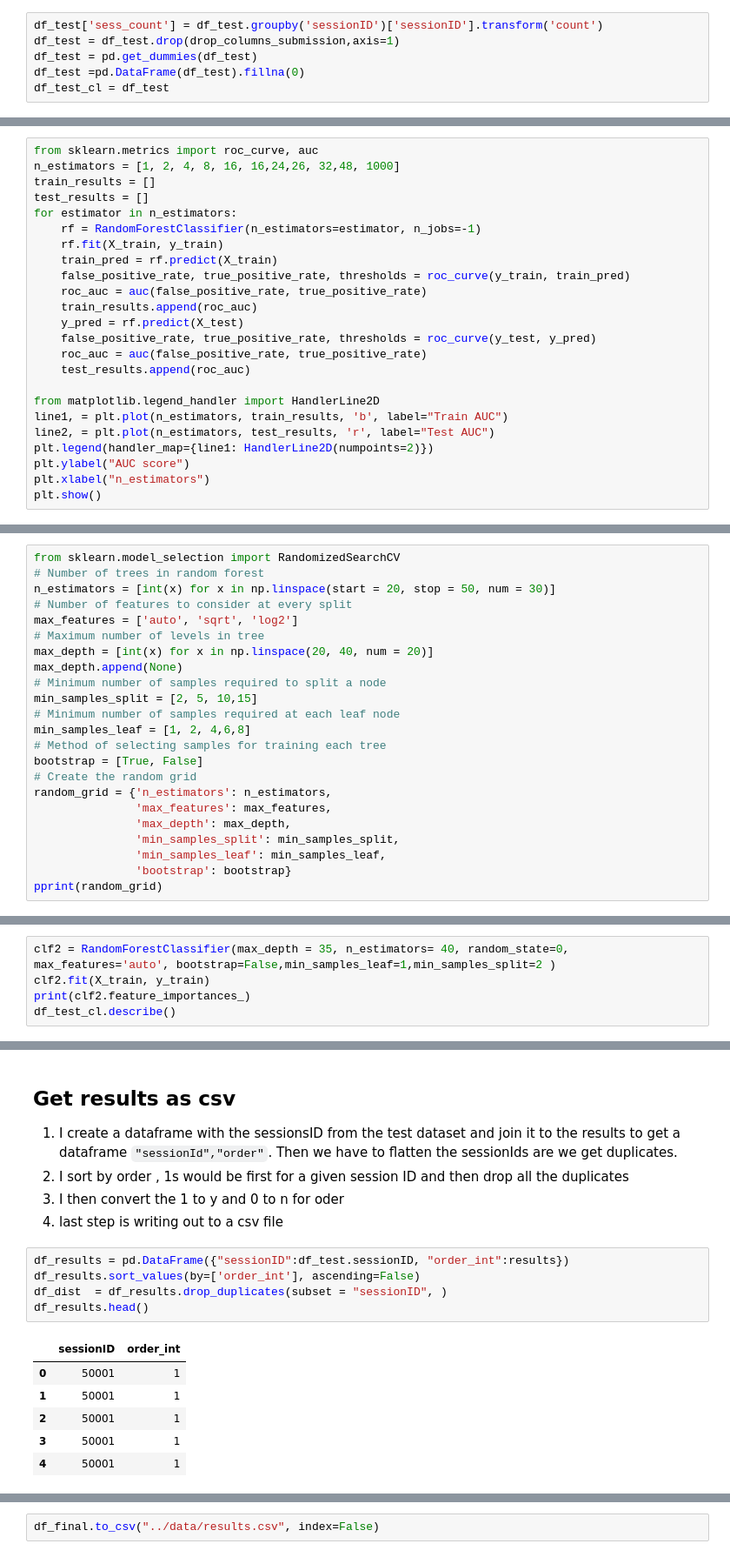
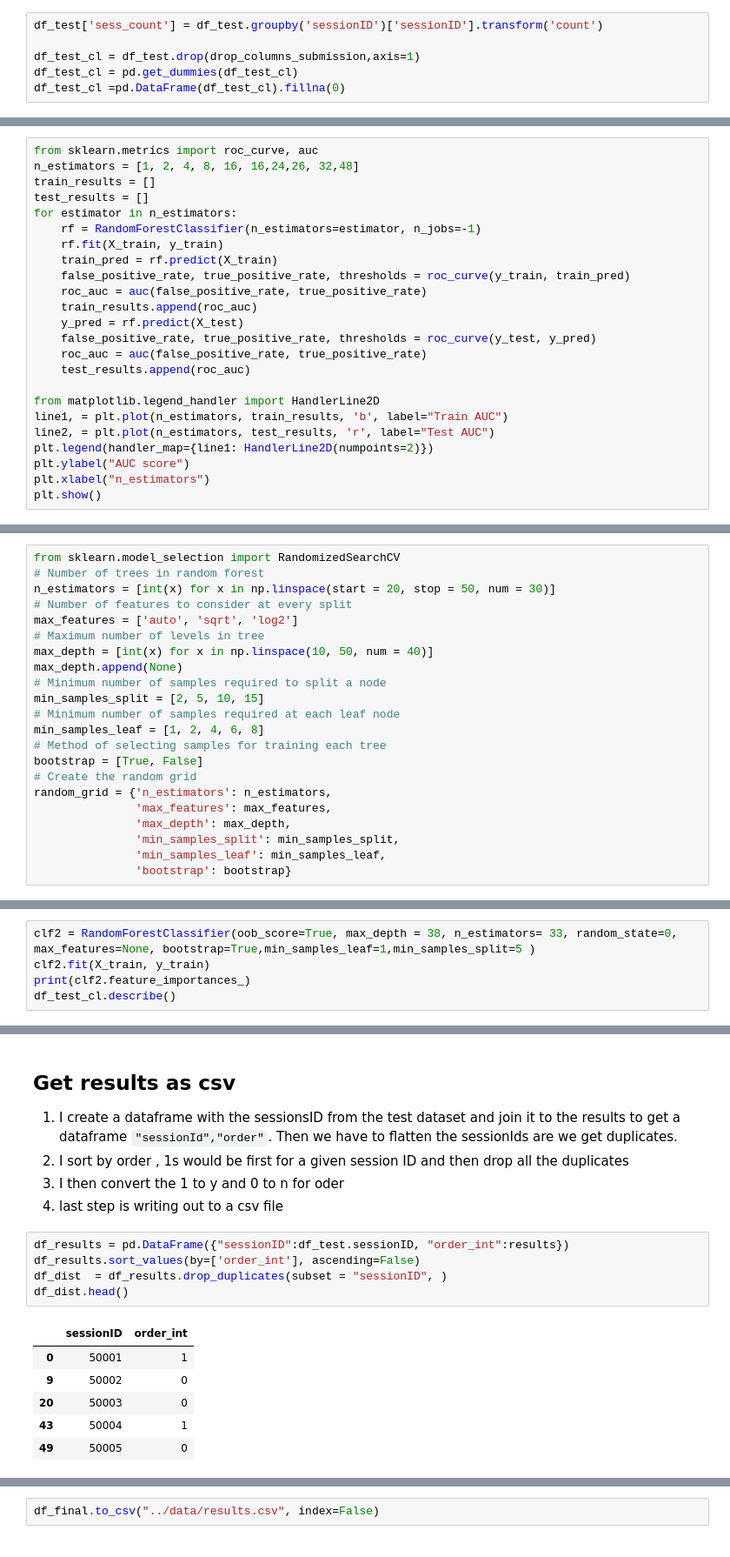
Before and after one commit to BrainMonkey/ml-contest1, a Jupyter notebook: python/jhiciano.ipynb, the cells around one changed output, grey strips where cells are left out. Shown at 87% size. Saved outputs shown, nothing was run; the diff lists cells and outputs as text.

Commit message:
77% results and notebook

```diff
--- a/python/jhiciano.ipynb
+++ b/python/jhiciano.ipynb
@@ -91,10 +91,10 @@ df_test.head()
 | 4 | 50001 | 18 | 7 | 460.049 | 10 | 16.99 | 39.99 | 189.92 | 4 | 16.99 | ... |
 # %%
 df_test['sess_count'] = df_test.groupby('sessionID')['sessionID'].transform('count')
-df_test = df_test.drop(drop_columns_submission,axis=1)
-df_test = pd.get_dummies(df_test)
-df_test =pd.DataFrame(df_test).fillna(0)
-df_test_cl = df_test
+
+df_test_cl = df_test.drop(drop_columns_submission,axis=1)
+df_test_cl = pd.get_dummies(df_test_cl)
+df_test_cl =pd.DataFrame(df_test_cl).fillna(0)
 # %%
 df_test_cl.head()
 # %% [output]
@@ -188,7 +188,7 @@ Source for Parameter running randomforest:
 https://medium.com/all-things-ai/in-depth-parameter-tuning-for-random-forest-d67bb7e920d
 # %%
 from sklearn.metrics import roc_curve, auc
-n_estimators = [1, 2, 4, 8, 16, 16,24,26, 32,48, 1000]
+n_estimators = [1, 2, 4, 8, 16, 16,24,26, 32,48]
 train_results = []
 test_results = []
 for estimator in n_estimators:
@@ -245,12 +245,12 @@ n_estimators = [int(x) for x in np.linspace(start = 20, stop = 50, num = 30)]
 # Number of features to consider at every split
 max_features = ['auto', 'sqrt', 'log2']
 # Maximum number of levels in tree
-max_depth = [int(x) for x in np.linspace(20, 40, num = 20)]
+max_depth = [int(x) for x in np.linspace(10, 50, num = 40)]
 max_depth.append(None)
 # Minimum number of samples required to split a node
-min_samples_split = [2, 5, 10,15]
+min_samples_split = [2, 5, 10, 15]
 # Minimum number of samples required at each leaf node
-min_samples_leaf = [1, 2, 4,6,8]
+min_samples_leaf = [1, 2, 4, 6, 8]
 # Method of selecting samples for training each tree
 bootstrap = [True, False]
 # Create the random grid
@@ -260,4 +260,3 @@ random_grid = {'n_estimators': n_estimators,
                'min_samples_split': min_samples_split,
                'min_samples_leaf': min_samples_leaf,
                'bootstrap': bootstrap}
-pprint(random_grid)
@@ -374,6 +355,6 @@ rc_random.best_params_
  'bootstrap': False}
 # %%
-clf2 = RandomForestClassifier(max_depth = 35, n_estimators= 40, random_state=0, max_features='auto', bootstrap=False,min_samples_leaf=1,min_samples_split=2 )
+clf2 = RandomForestClassifier(oob_score=True, max_depth = 38, n_estimators= 33, random_state=0, max_features=None, bootstrap=True,min_samples_leaf=1,min_samples_split=5 )
 clf2.fit(X_train, y_train)
 print(clf2.feature_importances_)
 df_test_cl.describe()
@@ -391,15 +398,15 @@ results = clf2.predict(df_test_cl)
 # %%
 df_results = pd.DataFrame({"sessionID":df_test.sessionID, "order_int":results})
 df_results.sort_values(by=['order_int'], ascending=False)
 df_dist  = df_results.drop_duplicates(subset = "sessionID", )
-df_results.head()
+df_dist.head()
 # %% [output]
 |  | sessionID | order_int |
 | 0 | 50001 | 1 |
-| 1 | 50001 | 1 |
-| 2 | 50001 | 1 |
-| 3 | 50001 | 1 |
-| 4 | 50001 | 1 |
+| 9 | 50002 | 0 |
+| 20 | 50003 | 0 |
+| 43 | 50004 | 1 |
+| 49 | 50005 | 0 |
 # %%
 df_dist.loc[df_dist['order_int']==1,'order'] = 'y'
 df_dist['order'].fillna('n', inplace=True)
```
Also changed, not shown: parts of 9 cells of this notebook, 1 other file.
